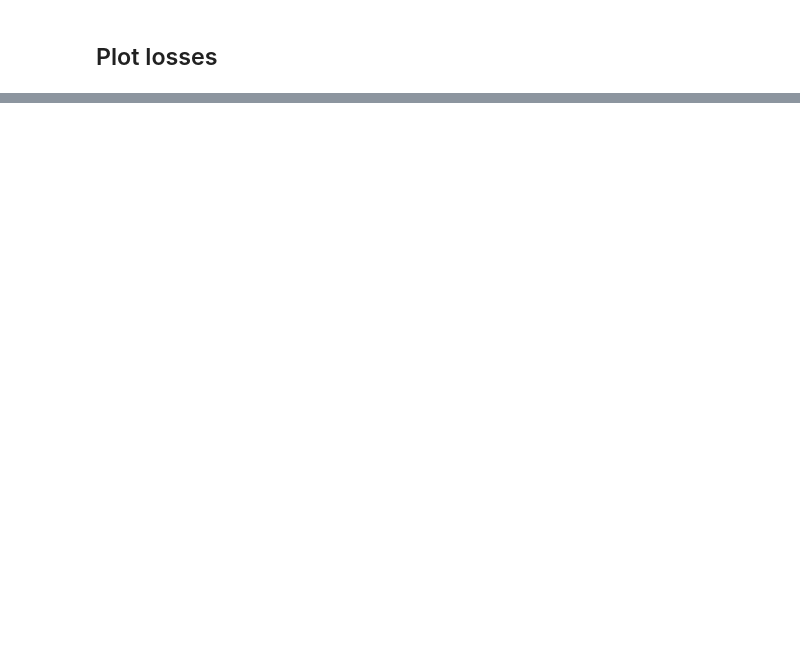
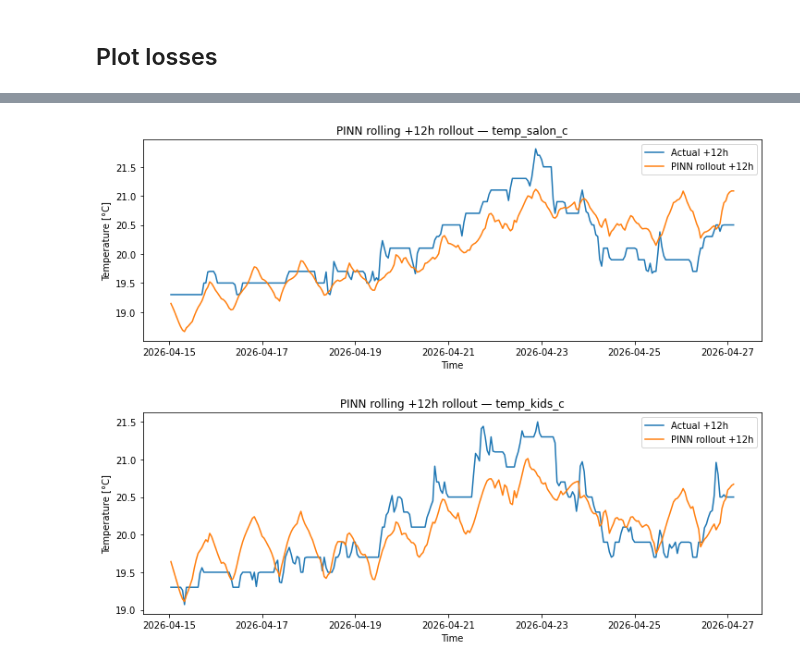
Before and after one commit to sotdousk/residential-thermal-digital-twin, a Jupyter notebook: notebooks/07_pinn_temperature_model.ipynb, the cells around one changed output, grey strips where cells are left out. Drawn from its saved outputs; the diff is of its cells as text; code cells hidden in the pictures; blank space fills up the shorter version.

Commit message:
Finalize PINN's first approach.

```diff
--- a/notebooks/07_pinn_temperature_model.ipynb
+++ b/notebooks/07_pinn_temperature_model.ipynb
@@ -327,0 +358,13 @@ plt.show()
+# %%
+test_times = test_df.index
+
+for i, target in enumerate(pinn_targets):
+    plt.figure(figsize=(12, 4))
+    plt.plot(test_times, y_true_test[:, i], label="Actual dT/dt")
+    plt.plot(test_times, y_pred_test[:, i], label="PINN predicted dT/dt")
+    plt.axhline(0, linestyle="--", linewidth=1)
+    plt.title(f"PINN one-step dT/dt - {target}")
+    plt.xlabel("Time")
+    plt.ylabel("dT/dt [°C/hour]")
+    plt.legend()
+    plt.show()
@@ -327,0 +396,10 @@ plt.show()
+# %%
+for i, target in enumerate(["temp_salon_c", "temp_kids_c"]):
+    plt.figure(figsize=(12, 4))
+    plt.plot(one_step_times, true_next_temps[:, i], label="Actual T(t+1)")
+    plt.plot(one_step_times, pred_next_temps[:, i], label="PINN predicted T(t+1)")
+    plt.title(f"PINN one-step temperature reconstruction — {target}")
+    plt.xlabel("Time")
+    plt.ylabel("Temperature [°C]")
+    plt.legend()
+    plt.show()
@@ -327,0 +509,10 @@ plt.show()
+# %%
+for i, target in enumerate(["temp_salon_c", "temp_kids_c"]):
+    plt.figure(figsize=(10, 4))
+    plt.plot(rollout_times, actual_rollout[:, i], marker="o", label="Actual")
+    plt.plot(rollout_times, rollout_pred[:, i], marker="o", label="PINN rollout")
+    plt.title(f"PINN 12h rollout — {target}")
+    plt.xlabel("Time")
+    plt.ylabel("Temperature [°C]")
+    plt.legend()
+    plt.show()
@@ -327,0 +573,13 @@ plt.show()
+# %%
+for i, target in enumerate(["temp_salon_c", "temp_kids_c"]):
+    plt.figure(figsize=(12, 4))
+    plt.plot(all_times, all_actuals[:, i], label="Actual +12h")
+    plt.plot(all_times, all_preds[:, i], label="PINN rollout +12h")
+    plt.title(f"PINN rolling +12h rollout — {target}")
+    plt.xlabel("Time")
+    plt.ylabel("Temperature [°C]")
+    plt.legend()
+    plt.show()
+# %% [output]
+[figure, added]
+[figure, added]
```
Also changed, not shown: parts of 21 cells of this notebook.
